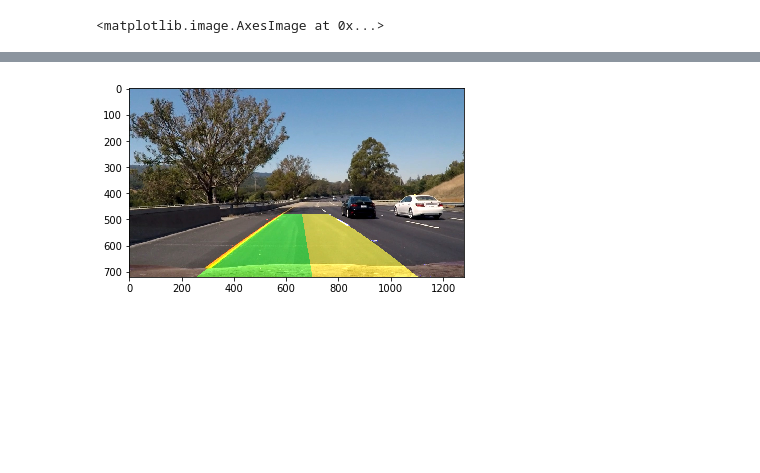
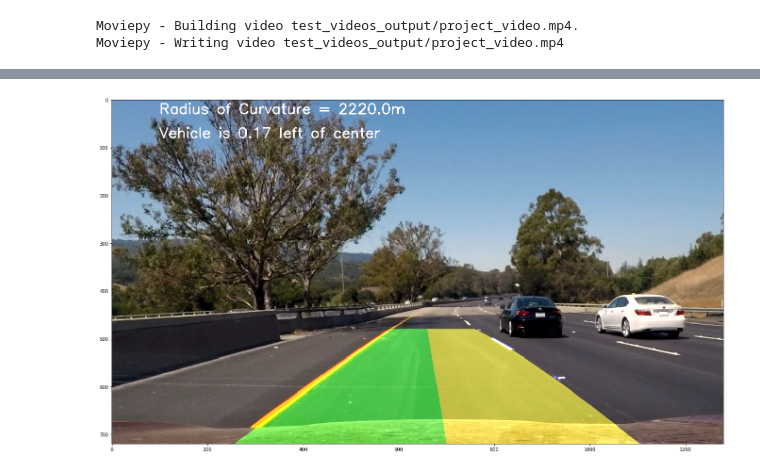
Before and after one commit to stdAlexTikhonov/SND_proj2, a Jupyter notebook: Project2.ipynb, the cells around one changed output, grey strips where cells are left out. Saved outputs shown, nothing was run; the diff lists cells and outputs as text; code cells hidden in the pictures; blank space fills up the shorter version.

Commit message:
curvature of lane

```diff
--- a/Project2.ipynb
+++ b/Project2.ipynb
@@ -126,6 +126,33 @@ def find_lane_pixels(binary_warped):
     righty = nonzeroy[right_lane_inds]
 
     return leftx, lefty, rightx, righty, out_img
+
+def measure_curvature_pixels(binary_warped):
+    '''
+    Calculates the curvature of polynomial functions in pixels.
+    '''
+    # Start by generating our fake example data
+    # Make sure to feed in your real data instead in your project!
+    leftx, lefty, rightx, righty, out_img = find_lane_pixels(binary_warped)
+    # Fit a second order polynomial to each using `np.polyfit`
+    ym_per_pix = 30/720 # meters per pixel in y dimension
+    xm_per_pix = 3.7/700 # meters per pixel in x dimension
+
+    left_fit = np.polyfit(lefty*ym_per_pix, leftx*xm_per_pix, 2)
+    right_fit = np.polyfit(righty*ym_per_pix, rightx*xm_per_pix, 2)
+
+    # Generate x and y values for plotting
+    ploty = np.linspace(0, binary_warped.shape[0]-1, binary_warped.shape[0] )
+
+    # Define y-value where we want radius of curvature
+    # We'll choose the maximum y-value, corresponding to the bottom of the image
+    y_eval = np.max(ploty)
+
+    # Calculation of R_curve (radius of curvature)
+    left_curverad = ((1 + (2*left_fit[0]*y_eval + left_fit[1])**2)**1.5) / np.absolute(2*left_fit[0])
+    right_curverad = ((1 + (2*right_fit[0]*y_eval + right_fit[1])**2)**1.5) / np.absolute(2*right_fit[0])
+
+    return left_curverad, right_curverad
 
 def fit_polynomial(binary_warped):
     # Find our lane pixels first
@@ -215,6 +242,8 @@ def process_image(image):
     combined_binary = np.zeros_like(sxbinary)
     combined_binary[(s_binary == 1) | (sxbinary == 1)] = 1
 
+
+
     #Applying mask if needed
     mask = np.zeros_like(combined_binary)
     ignore_mask_color = 255
@@ -276,11 +305,40 @@ def process_image(image):
 
     warped = cv2.warpPerspective(masked_edges, M, img_size, flags=cv2.INTER_LINEAR)
 
+    curv_left, curv_right = measure_curvature_pixels(warped)
+
+
     itog = fit_polynomial(warped)
 
     returned = cv2.warpPerspective(itog, M_return, img_size, flags=cv2.INTER_LINEAR)
 
     final = cv2.addWeighted(returned, 0.5, image, 1, 0)
+
+    str1 = 'Radius of Curvature = ' + str((curv_left + curv_right)/2//1) + 'm'
+    str2 = 'Vehicle is ' + str(0.17) + ' left of center'
+
+
+    font                   = cv2.FONT_HERSHEY_SIMPLEX
+    bottomLeftCornerOfText = (100,30)
+    fontScale              = 1
+    fontColor              = (255,255,255)
+    lineType               = 2
+
+    cv2.putText(final,str1,
+        bottomLeftCornerOfText,
+        font,
+        fontScale,
+        fontColor,
+        lineType)
+
+    cv2.putText(final,str2,
+        (100,80),
+        font,
+        fontScale,
+        fontColor,
+        lineType)
+
+
 
     return final
 
@@ -289,7 +347,9 @@ img = cv2.imread(fname)
 converted = cv2.cvtColor(img, cv2.COLOR_RGB2BGR)
 dstimg = cv2.undistort(converted, mtx, dist, None, mtx)
 out_img = process_image(converted)
+plt.subplots_adjust(left=0., right=3, top=5.9, bottom=2.)
 plt.imshow(out_img)
+
 
 
 # white_output = 'test_videos_output/project_video.mp4'
@@ -297,4 +357,5 @@ plt.imshow(out_img)
 # white_clip = clip1.fl_image(process_image) #NOTE: this function expects color images!!
 # %time white_clip.write_videofile(white_output, audio=False)
 # %% [output]
-<matplotlib.image.AxesImage at 0x...>
+Moviepy - Building video test_videos_output/project_video.mp4.
+Moviepy - Writing video test_videos_output/project_video.mp4
@@ -301,4 +366,4 @@ plt.imshow(out_img)
-[figure, old version]
+[figure, new version]
 # %%
 HTML("""
 <video width="960" height="540" controls>
```
Also changed, not shown: parts of 1 cell of this notebook, 1 other file.
